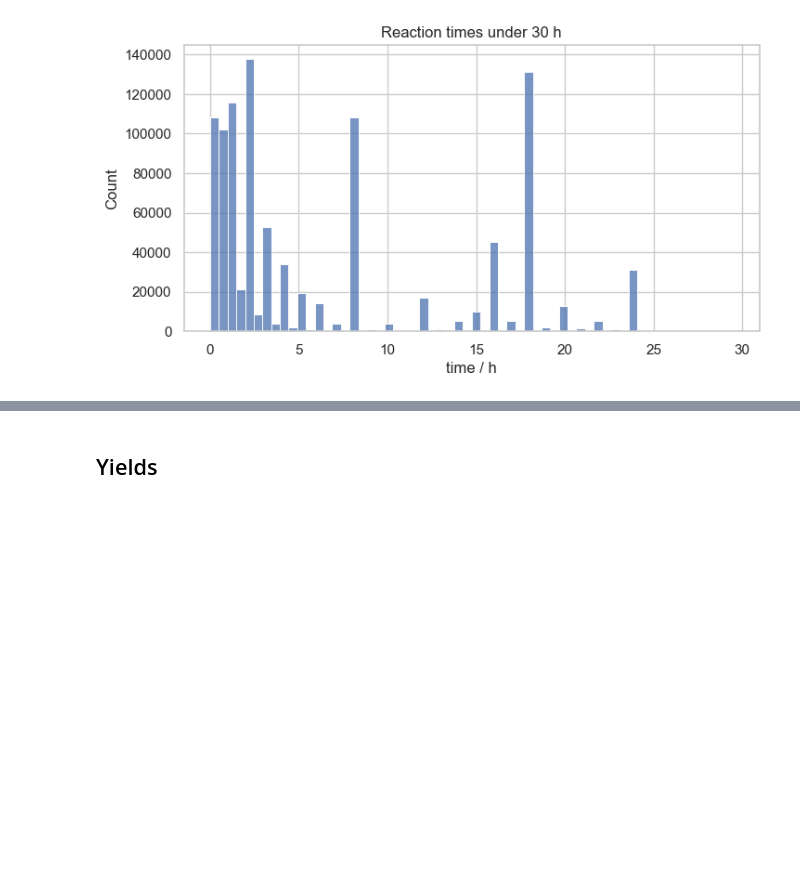
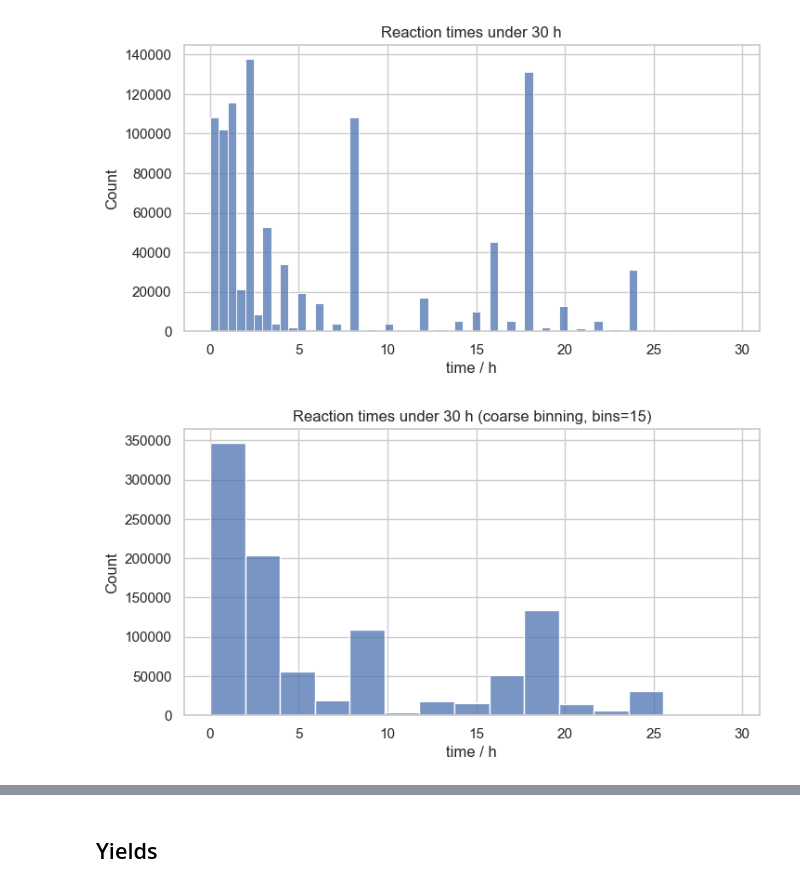
Before and after one commit to BJ-Deadman-Consultancy-Ltd/ord-analysis, a Jupyter notebook: notebooks/03_reaction_conditions_eda.ipynb, the cells around one changed output, grey strips where cells are left out. Saved outputs shown, nothing was run; the diff lists cells and outputs as text; code cells hidden in the pictures; blank space fills up the shorter version.

```diff
--- a/notebooks/03_reaction_conditions_eda.ipynb
+++ b/notebooks/03_reaction_conditions_eda.ipynb
@@ -40,3 +40,11 @@ ax.set_xlabel("time / h")
 plt.show()
 # %% [output]
 [figure]
+# %%
+fig, ax = plt.subplots(figsize=(8, 4))
+sns.histplot(times.loc[times["hours"] < 30, "hours"], bins=15, ax=ax)
+ax.set_title("Reaction times under 30 h (coarse binning, bins=15)")
+ax.set_xlabel("time / h")
+plt.show()
+# %% [output]
+[figure, added]
```
Also changed, not shown: parts of 11 cells of this notebook, 4 other files.
